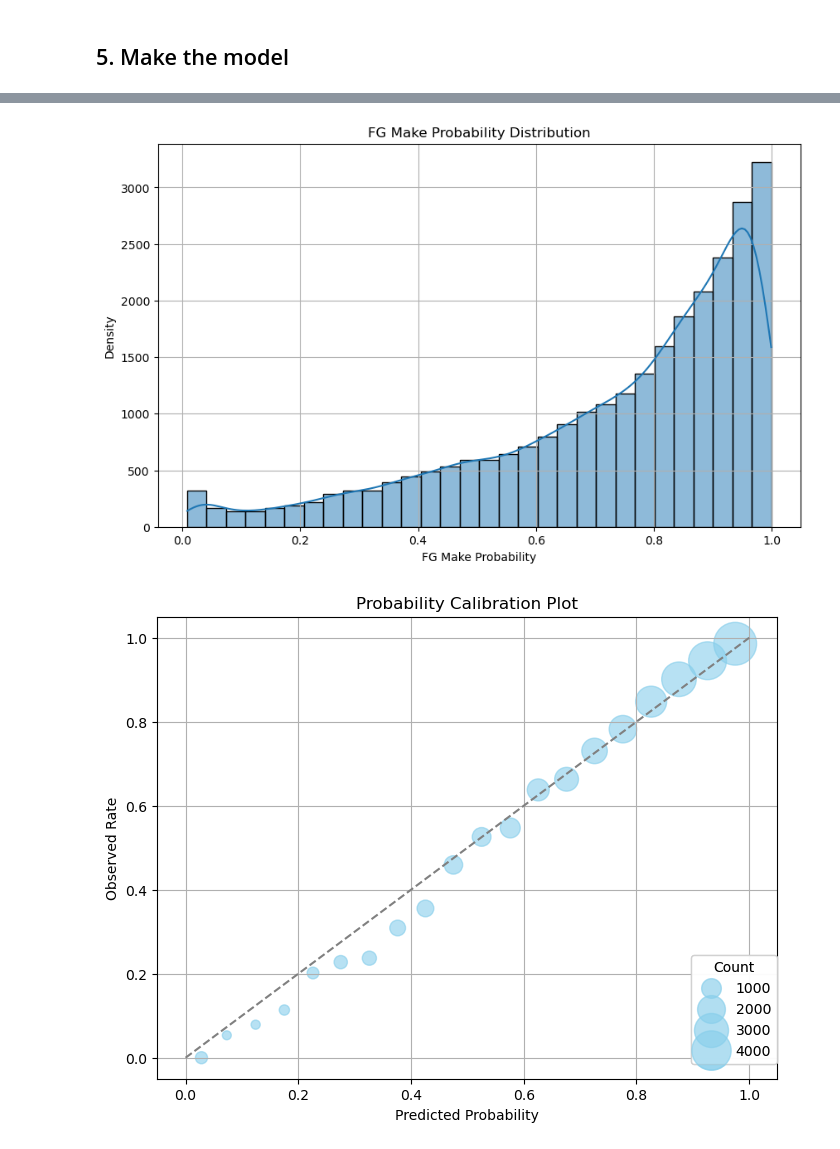
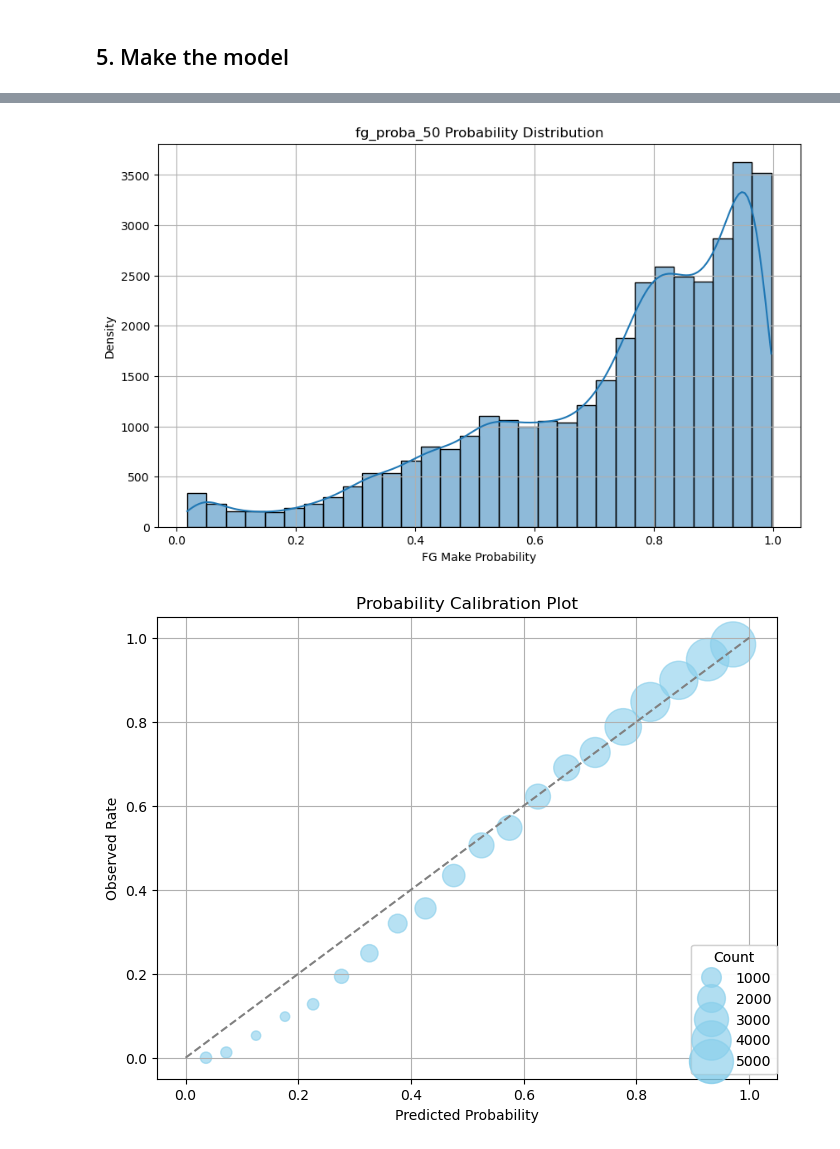
Before and after one commit to lneuendorf/4th-down-models, a Jupyter notebook: notebooks/field_goal.ipynb, the cells around one changed output, grey strips where cells are left out. Cells and saved outputs as stored; diff of their text form; code cells hidden in the pictures.

```diff
--- a/notebooks/field_goal.ipynb
+++ b/notebooks/field_goal.ipynb
@@ -712,0 +638,14 @@ shap.summary_plot(shap_values, train_x)
+# %%
+all_shap_values = []
+
+background = data_train.drop(columns=['game_id', 'fg_made'])
+
+for model in tqdm(models, desc='Calculating SHAP values'):
+    explainer = shap.TreeExplainer(model)
+    shap_vals = explainer.shap_values(background)
+    all_shap_values.append(shap_vals)
+
+shap_values_array = np.stack(all_shap_values)  # shape: (n_models, n_samples, n_features)
+mean_shap_values = np.mean(shap_values_array, axis=0)  # shape: (n_samples, n_features)
+
+shap.summary_plot(mean_shap_values, background)
@@ -752,6 +691,0 @@ Test Log Loss: 0.40782634702278947
-# %%
-#make predictions on complete dataset
-data_all = data.drop(columns='game_id')
-dall = xgb.DMatrix(data_all)
-preds_all = model.predict(dall)
-df['fg_proba'] = preds_all
@@ -758,16 +719,33 @@ df['fg_proba'] = preds_all
+# %%
+data_all = data.drop(columns=['game_id', 'fg_made'])
+dall = xgb.DMatrix(data_all)
+
+preds_all_models = []
+
+for model in models:
+    preds = model.predict(dall)
+    preds_all_models.append(preds)
+
+preds_all_models = np.array(preds_all_models)
+
+# Calculate the 5%, 50%, 95% percentiles and the mean for each sample
+df['fg_proba_5'] = np.percentile(preds_all_models, 5, axis=0)
+df['fg_proba_50'] = np.percentile(preds_all_models, 50, axis=0)
+df['fg_proba_95'] = np.percentile(preds_all_models, 95, axis=0)
+df['fg_proba_mean'] = np.mean(preds_all_models, axis=0)
 # %%
 # plot win probability
-def plot_wp(df):
+def plot_wp(df, col='fg_proba_50'):
     plt.figure(figsize=(10, 6))
-    sns.histplot(df['fg_proba'], bins=30, kde=True)
-    plt.title('FG Make Probability Distribution')
+    sns.histplot(df[col], bins=30, kde=True)
+    plt.title(f'{col} Probability Distribution')
     plt.xlabel('FG Make Probability')
     plt.ylabel('Density')
     plt.grid()
     plt.show()
-plot_wp(df)
+plot_wp(df, col='fg_proba_50')
 # %% [output]
-[figure, old version]
+[figure, new version]
 # %%
 calibration = pd.DataFrame()
 def plot_calibration(df, proba_col, actual_col, bins=100, scale=0.2):
@@ -803,9 +781,9 @@ def plot_calibration(df, proba_col, actual_col, bins=100, scale=0.2):
 
     plt.show()
 
-plot_calibration(df, proba_col='fg_proba', actual_col='fg_made', bins=20)
+plot_calibration(df, proba_col='fg_proba_50', actual_col='fg_made', bins=20)
 # %% [output]
-[figure, old version]
+[figure, new version]
 # %%
 calibration = pd.DataFrame()
 def plot_calibration(df, proba_col, actual_col, bins=100, scale=0.2):
```
Also changed, not shown: parts of 37 cells of this notebook.
